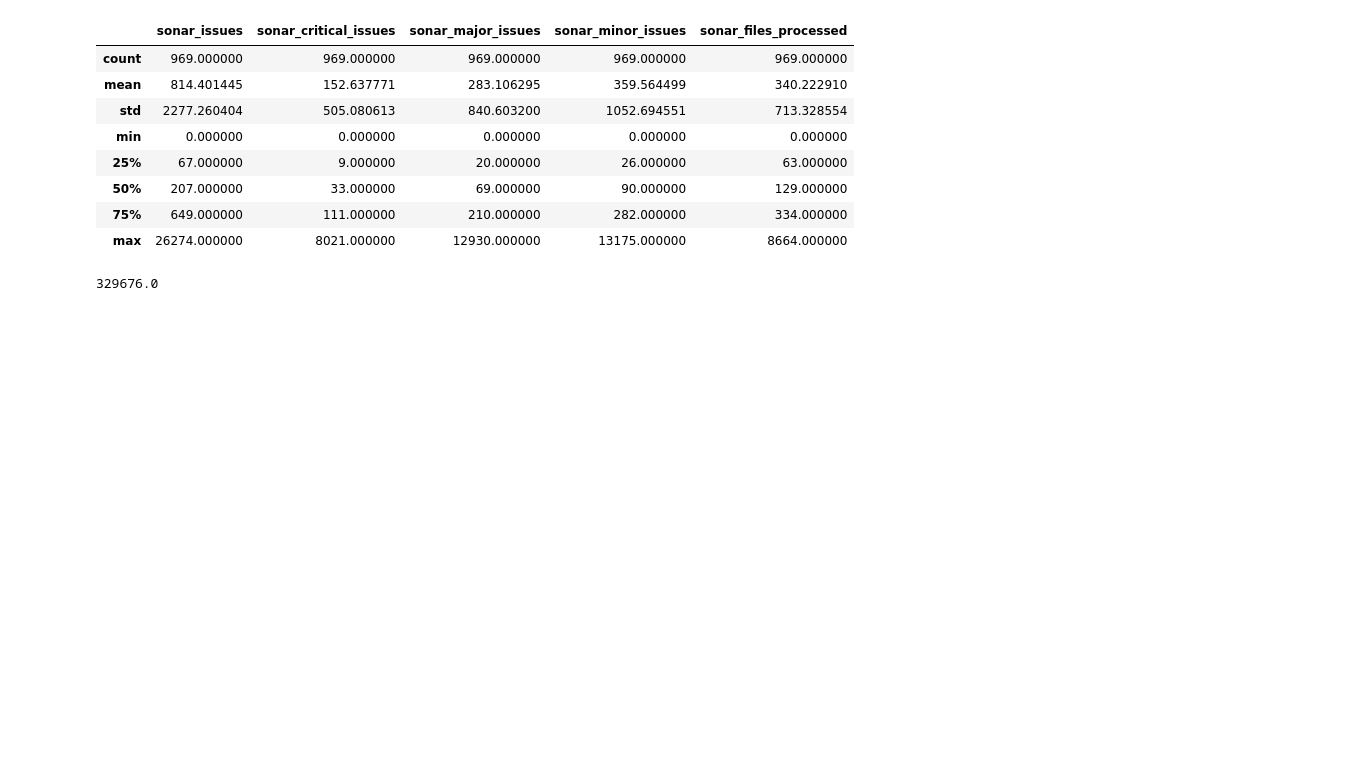
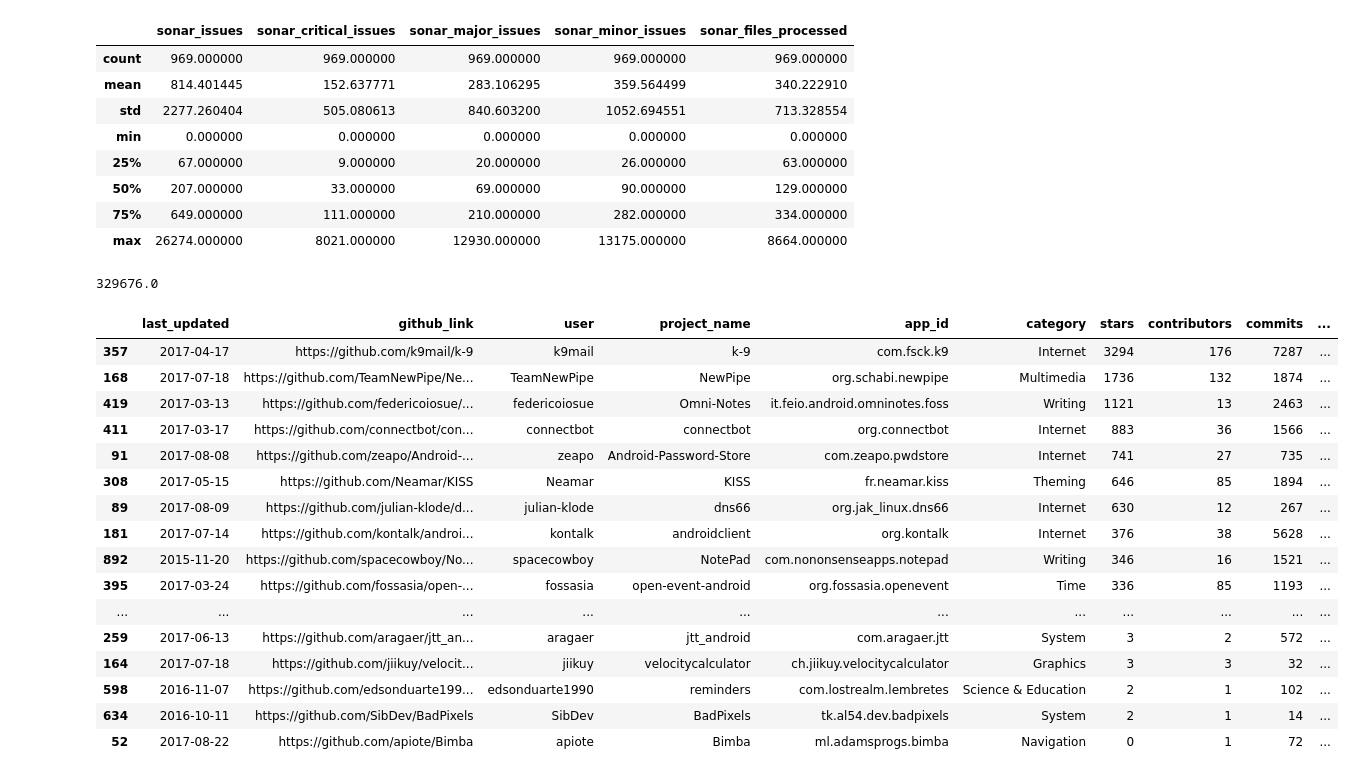
Before and after one commit to luiscruz/android_test_inspector, a Jupyter notebook: exploratory_analysis/1_ea.ipynb, the cells around one changed output. Cells and saved outputs as stored; diff of their text form; code cells hidden in the pictures; blank space fills up the shorter version.

Commit message:
hall of fame

```diff
--- a/exploratory_analysis/1_ea.ipynb
+++ b/exploratory_analysis/1_ea.ipynb
@@ -128,6 +134,7 @@ df["firebase"].sum()
 # Projects using cloud test services
 # %%
 df["ci"] = df[ci_services].apply(any, axis=1)
+df["ci/cd"] = df["ci"]
 projects_with_ci = df["ci"].sum()
 print("{} out of {} projects ({:.0%}).".format(projects_with_ci, total_projects, projects_with_ci/total_projects))
 # %% [output]
@@ -1478,0 +1488,21 @@ mann
+# %%
+hall_of_fame = df[df[['ci/cd', 'unit_tests', 'ui_tests']].all(axis=1)].sort_values('stars', ascending=False)
+hall_of_fame
+# %% [output]
+|  | last_updated | github_link | user | project_name | app_id | category | stars | contributors | commits | ... |
+| 357 | 2017-04-17 | https://github.com/k9mail/k-9 | k9mail | k-9 | com.fsck.k9 | Internet | 3294 | 176 | 7287 | ... |
+| 168 | 2017-07-18 | https://github.com/TeamNewPipe/Ne... | TeamNewPipe | NewPipe | org.schabi.newpipe | Multimedia | 1736 | 132 | 1874 | ... |
+| 419 | 2017-03-13 | https://github.com/federicoiosue/... | federicoiosue | Omni-Notes | it.feio.android.omninotes.foss | Writing | 1121 | 13 | 2463 | ... |
+| 411 | 2017-03-17 | https://github.com/connectbot/con... | connectbot | connectbot | org.connectbot | Internet | 883 | 36 | 1566 | ... |
+| 91 | 2017-08-08 | https://github.com/zeapo/Android-... | zeapo | Android-Password-Store | com.zeapo.pwdstore | Internet | 741 | 27 | 735 | ... |
+| 308 | 2017-05-15 | https://github.com/Neamar/KISS | Neamar | KISS | fr.neamar.kiss | Theming | 646 | 85 | 1894 | ... |
+| 89 | 2017-08-09 | https://github.com/julian-klode/d... | julian-klode | dns66 | org.jak_linux.dns66 | Internet | 630 | 12 | 267 | ... |
+| 181 | 2017-07-14 | https://github.com/kontalk/androi... | kontalk | androidclient | org.kontalk | Internet | 376 | 38 | 5628 | ... |
+| 892 | 2015-11-20 | https://github.com/spacecowboy/No... | spacecowboy | NotePad | com.nononsenseapps.notepad | Writing | 346 | 16 | 1521 | ... |
+| 395 | 2017-03-24 | https://github.com/fossasia/open-... | fossasia | open-event-android | org.fossasia.openevent | Time | 336 | 85 | 1193 | ... |
+| ... | ... | ... | ... | ... | ... | ... | ... | ... | ... | ... |
+| 259 | 2017-06-13 | https://github.com/aragaer/jtt_an... | aragaer | jtt_android | com.aragaer.jtt | System | 3 | 2 | 572 | ... |
+| 164 | 2017-07-18 | https://github.com/jiikuy/velocit... | jiikuy | velocitycalculator | ch.jiikuy.velocitycalculator | Graphics | 3 | 3 | 32 | ... |
+| 598 | 2016-11-07 | https://github.com/edsonduarte199... | edsonduarte1990 | reminders | com.lostrealm.lembretes | Science & Education | 2 | 1 | 102 | ... |
+| 634 | 2016-10-11 | https://github.com/SibDev/BadPixels | SibDev | BadPixels | tk.al54.dev.badpixels | System | 2 | 1 | 14 | ... |
+| 52 | 2017-08-22 | https://github.com/apiote/Bimba | apiote | Bimba | ml.adamsprogs.bimba | Navigation | 0 | 1 | 72 | ... |
```
Also changed, not shown: parts of 8 cells of this notebook, 1 other file.
